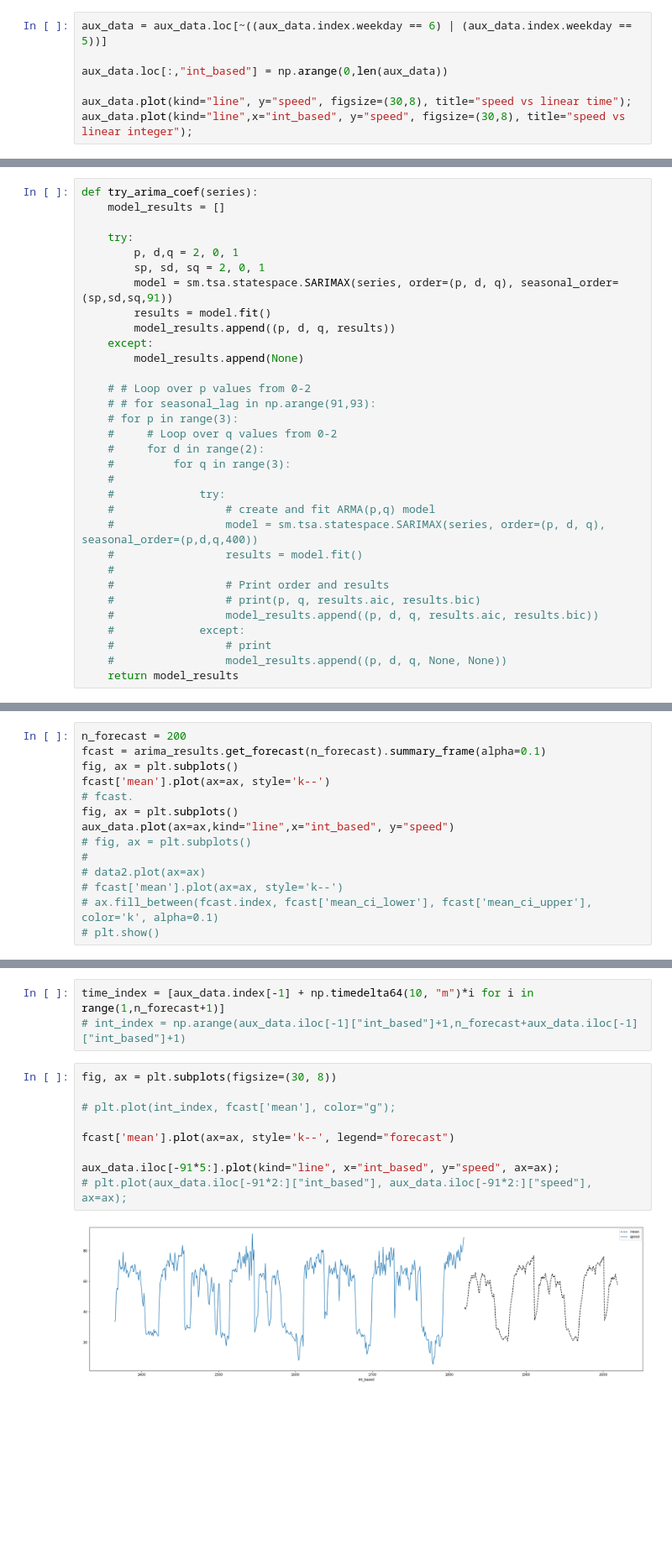
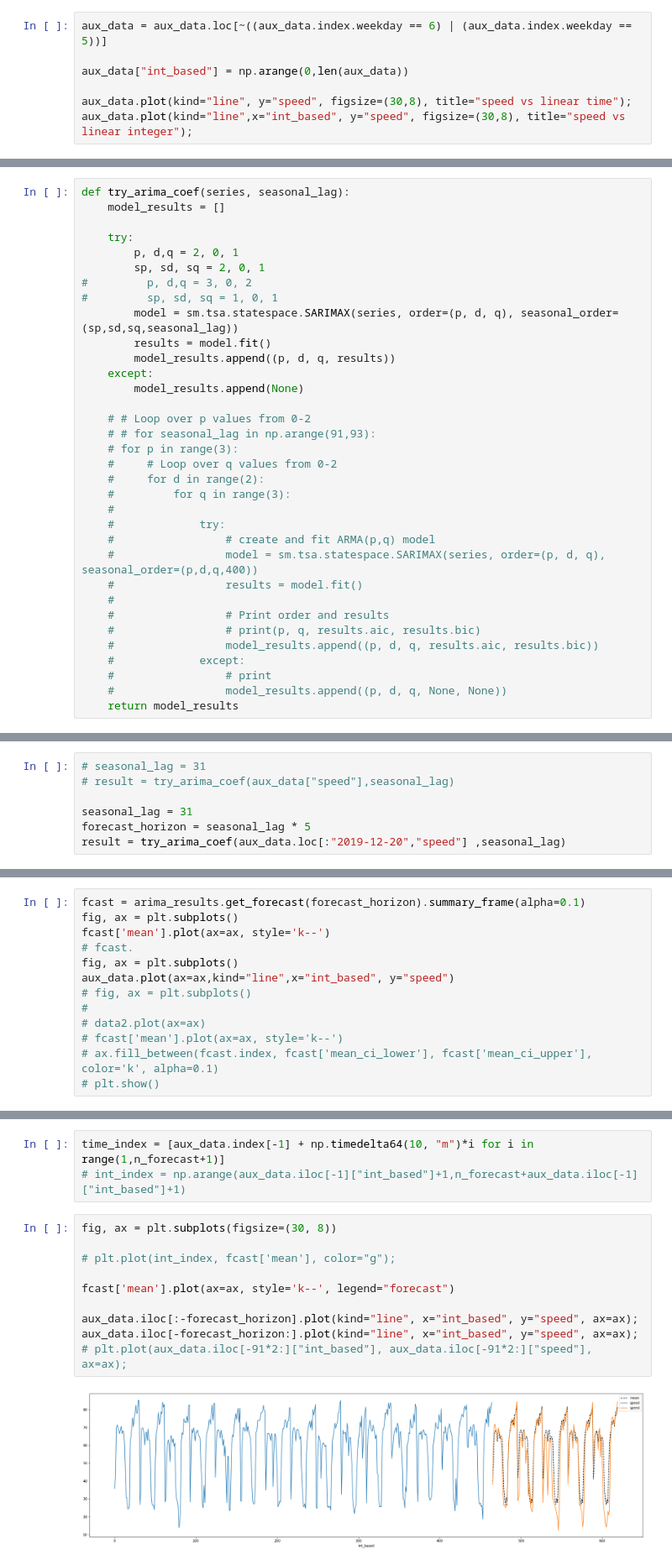
Before and after one commit to kkocamaz/GPS_transport, a Jupyter notebook: python/arima_segment.ipynb, the cells around one changed output, grey strips where cells are left out. Shown at 84% size. Saved outputs shown, nothing was run; the diff lists cells and outputs as text; blank space fills up the shorter version.

Commit message:
arima models

```diff
--- a/python/arima_segment.ipynb
+++ b/python/arima_segment.ipynb
@@ -104,7 +104,7 @@ print(sm.tsa.stattools.adfuller(aux_data["speed"]))
 # %%
 aux_data = aux_data.loc[~((aux_data.index.weekday == 6) | (aux_data.index.weekday == 5))]
 
-aux_data.loc[:,"int_based"] = np.arange(0,len(aux_data))
+aux_data["int_based"] = np.arange(0,len(aux_data))
 
 aux_data.plot(kind="line", y="speed", figsize=(30,8), title="speed vs linear time");
 aux_data.plot(kind="line",x="int_based", y="speed", figsize=(30,8), title="speed vs linear integer");
@@ -138,11 +133,13 @@ sm.graphics.tsa.plot_pacf(aux_data["speed"].diff().dropna(), lags=lags);
 # %%
-def try_arima_coef(series):
+def try_arima_coef(series, seasonal_lag):
     model_results = []
 
     try:
         p, d,q = 2, 0, 1
         sp, sd, sq = 2, 0, 1
-        model = sm.tsa.statespace.SARIMAX(series, order=(p, d, q), seasonal_order=(sp,sd,sq,91))
+#         p, d,q = 3, 0, 2
+#         sp, sd, sq = 1, 0, 1
+        model = sm.tsa.statespace.SARIMAX(series, order=(p, d, q), seasonal_order=(sp,sd,sq,seasonal_lag))
         results = model.fit()
         model_results.append((p, d, q, results))
     except:
@@ -172,3 +185,10 @@ result = try_arima_coef(aux_data["speed"])
+# %%
+# seasonal_lag = 31
+# result = try_arima_coef(aux_data["speed"],seasonal_lag)
+
+seasonal_lag = 31
+forecast_horizon = seasonal_lag * 5
+result = try_arima_coef(aux_data.loc[:"2019-12-20","speed"] ,seasonal_lag)
 # %%
 # arima_results = result[2]
 arima_results = result[0][3]
@@ -180,6 +200,5 @@ arima_results.plot_diagnostics(figsize=(10,8));
 # %%
-n_forecast = 200
-fcast = arima_results.get_forecast(n_forecast).summary_frame(alpha=0.1)
+fcast = arima_results.get_forecast(forecast_horizon).summary_frame(alpha=0.1)
 fig, ax = plt.subplots()
 fcast['mean'].plot(ax=ax, style='k--')
 # fcast.
@@ -201,11 +220,12 @@ time_index = [aux_data.index[-1] + np.timedelta64(10, "m")*i for i in range(1,n_
 # %%
 fig, ax = plt.subplots(figsize=(30, 8))
 
 # plt.plot(int_index, fcast['mean'], color="g");
 
 fcast['mean'].plot(ax=ax, style='k--', legend="forecast")
 
-aux_data.iloc[-91*5:].plot(kind="line", x="int_based", y="speed", ax=ax);
+aux_data.iloc[:-forecast_horizon].plot(kind="line", x="int_based", y="speed", ax=ax);
+aux_data.iloc[-forecast_horizon:].plot(kind="line", x="int_based", y="speed", ax=ax);
 # plt.plot(aux_data.iloc[-91*2:]["int_based"], aux_data.iloc[-91*2:]["speed"], ax=ax);
 # %% [output]
-[figure, old version]
+[figure, new version]
```
Also changed, not shown: parts of 13 cells of this notebook, 5 other files.
